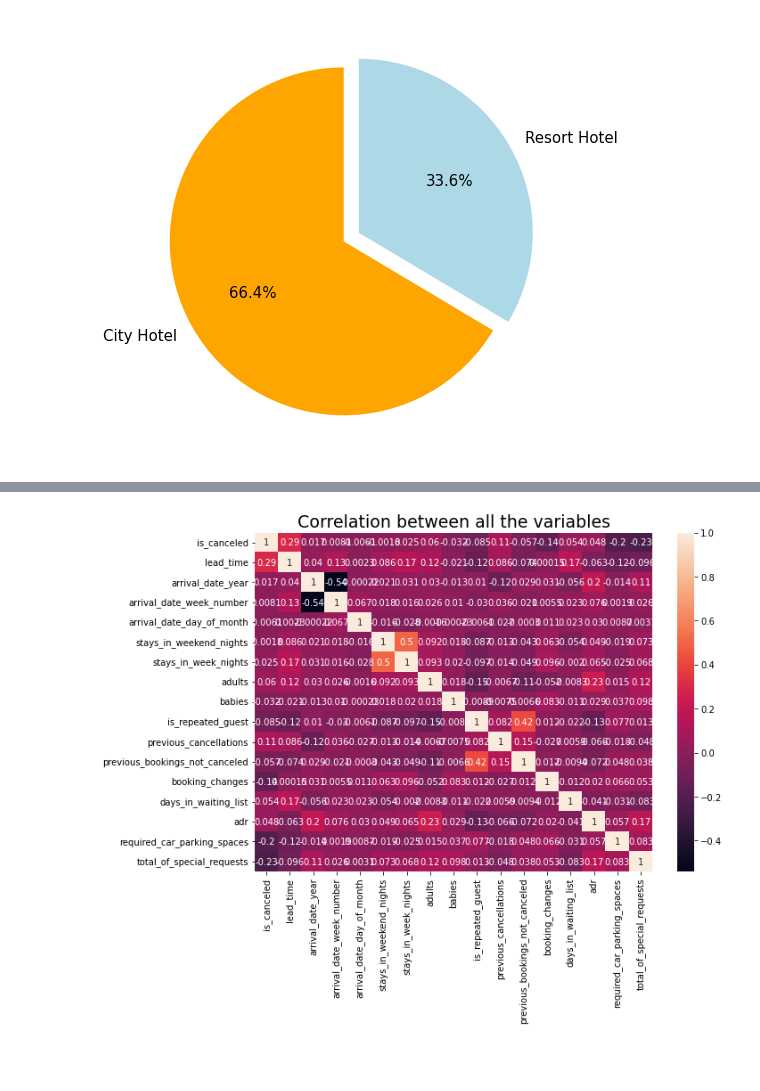
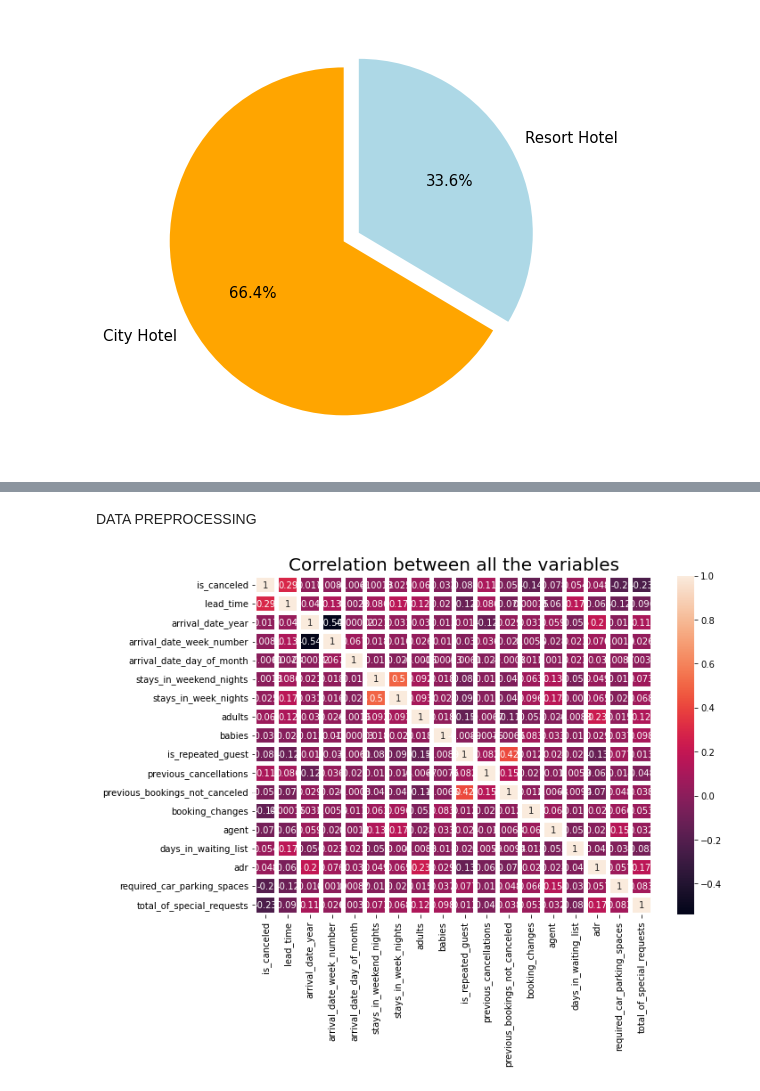
Before and after one commit to Sara19598/Hotel-Booking-Analysis, a Jupyter notebook: Hotel_Booking_Analysis_Capstone_Project.ipynb, the cells around one changed output, grey strips where cells are left out. Cells and saved outputs as stored; diff of their text form; code cells hidden in the pictures; blank space fills up the shorter version.

```diff
--- a/Hotel_Booking_Analysis_Capstone_Project.ipynb
+++ b/Hotel_Booking_Analysis_Capstone_Project.ipynb
@@ -133,3 +140,7 @@ total_of_special_requests              0
 reservation_status                     0
 reservation_status_date                0
 dtype: int64
+# %%
+# so as the count of null values in company column is huge so better to drop it
+HBA.drop('company',axis=1,inplace=True)
+HBA.shape
@@ -135,0 +174,4 @@ dtype: int64
+# %%
+# we will replace the nans with mean.
+HBA['agent'].fillna(value= HBA['agent'].mean(),inplace=True)
+HBA['agent'].isnull().sum()
@@ -136,8 +180,6 @@ dtype: int64
 # %%
-HBA['children'].fillna('Unknown',inplace=True)
-HBA['company'].fillna('Unknown',inplace=True)
-HBA['agent'].fillna('Unknown',inplace=True)
-HBA['country'].fillna('Unknown',inplace=True)
+HBA['children'].fillna('unknown',inplace=True)
+HBA['country'].fillna('unknown',inplace=True)
 # %%
 HBA.isnull().sum()
 # %% [output]
@@ -183,7 +247,9 @@ plt.pie(sizes,explode=explode,labels=labels,colors=colors,autopct='%1.1f%%',star
+# %% [markdown]
+DATA PREPROCESSING
 # %%
 plt.figure(figsize=(10,7))
-sns.heatmap(HBA.corr(), annot=True)
-plt.title('Correlation between all the variables',size=19)
+sns.heatmap(HBA.corr(), annot=True,linewidths=4)
+plt.title('Correlation between all the variables',size=20)
 plt.show()
 # %% [output]
-[figure, old version]
+[figure, new version]
```
Also changed, not shown: parts of 26 cells of this notebook.
